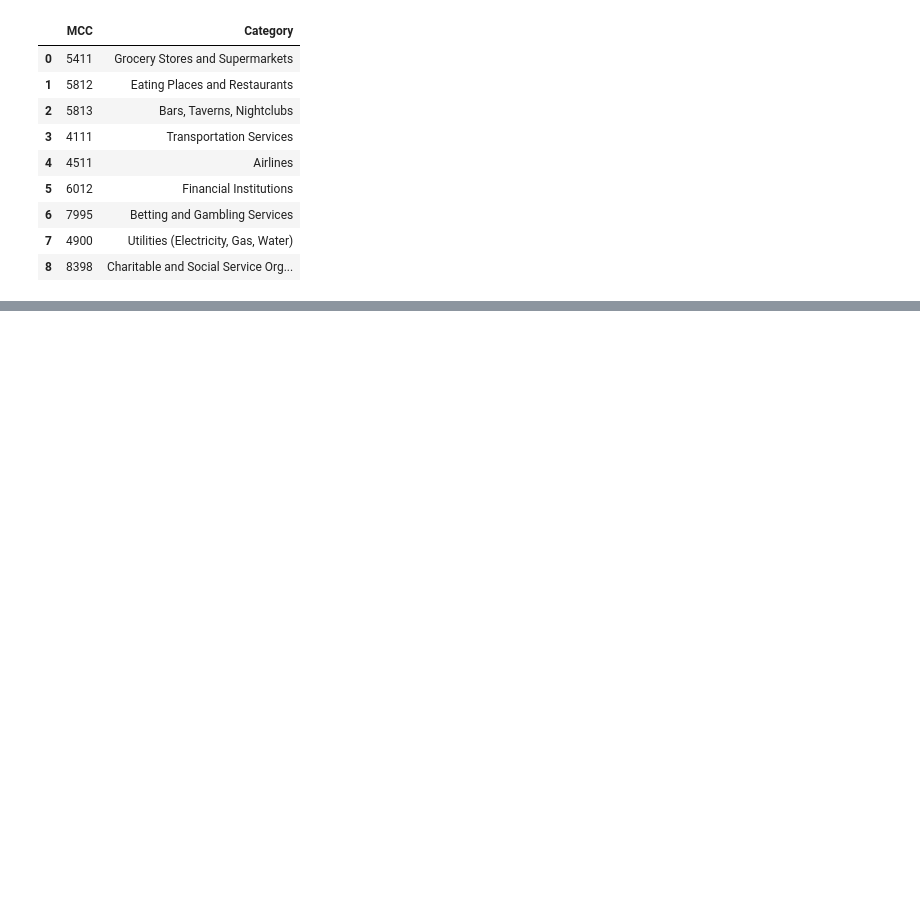
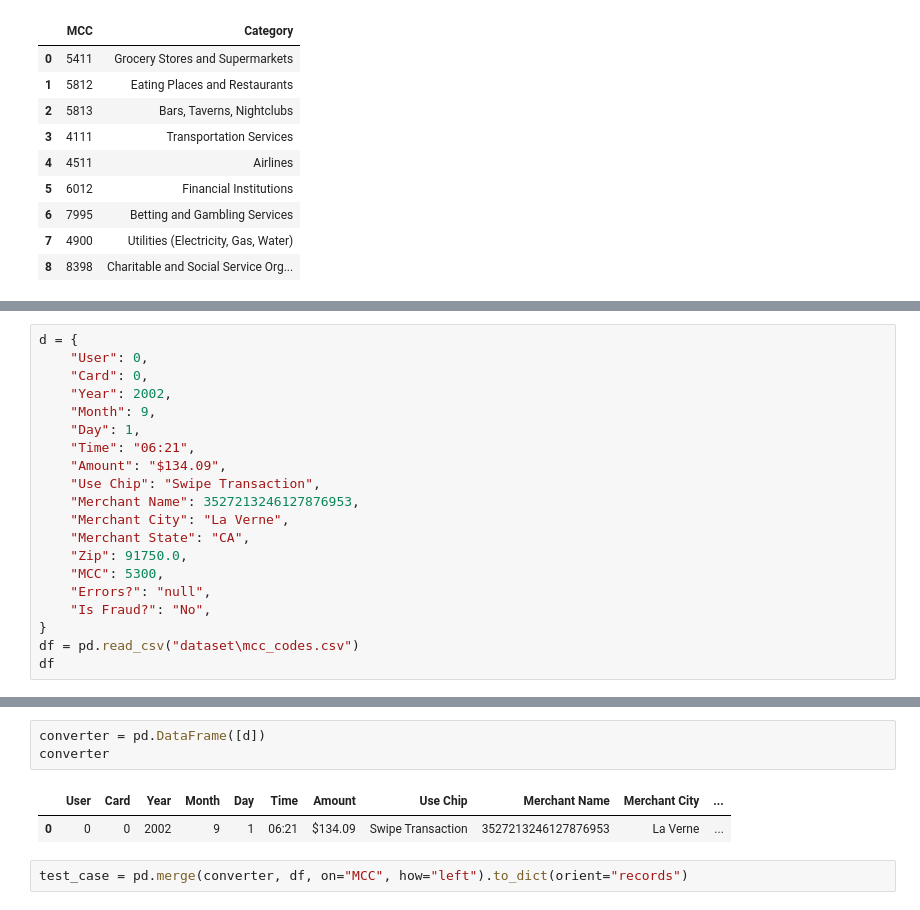
Before and after one commit to Galal-pic/Real-Time-Preprocessing, a Jupyter notebook: credit-card.ipynb, the cells around one changed output, grey strips where cells are left out. Drawn from its saved outputs; the diff is of its cells as text; blank space fills up the shorter version.

```diff
--- a/credit-card.ipynb
+++ b/credit-card.ipynb
@@ -151,0 +156,20 @@ with open("dataset\Transactions&Rules.json","r") as f:
+# %%
+d = {
+    "User": 0,
+    "Card": 0,
+    "Year": 2002,
+    "Month": 9,
+    "Day": 1,
+    "Time": "06:21",
+    "Amount": "$134.09",
+    "Use Chip": "Swipe Transaction",
+    "Merchant Name": 3527213246127876953,
+    "Merchant City": "La Verne",
+    "Merchant State": "CA",
+    "Zip": 91750.0,
+    "MCC": 5300,
+    "Errors?": "null",
+    "Is Fraud?": "No",
+}
+df = pd.read_csv("dataset\mcc_codes.csv")
+df
@@ -151,0 +187,8 @@ with open("dataset\Transactions&Rules.json","r") as f:
+# %%
+converter = pd.DataFrame([d])
+converter
+# %% [output]
+|  | User | Card | Year | Month | Day | Time | Amount | Use Chip | Merchant Name | Merchant City | ... |
+| 0 | 0 | 0 | 2002 | 9 | 1 | 06:21 | $134.09 | Swipe Transaction | 3527213246127876953 | La Verne | ... |
+# %%
+test_case = pd.merge(converter, df, on="MCC", how="left").to_dict(orient="records")
```
Also changed, not shown: parts of 8 cells of this notebook.
